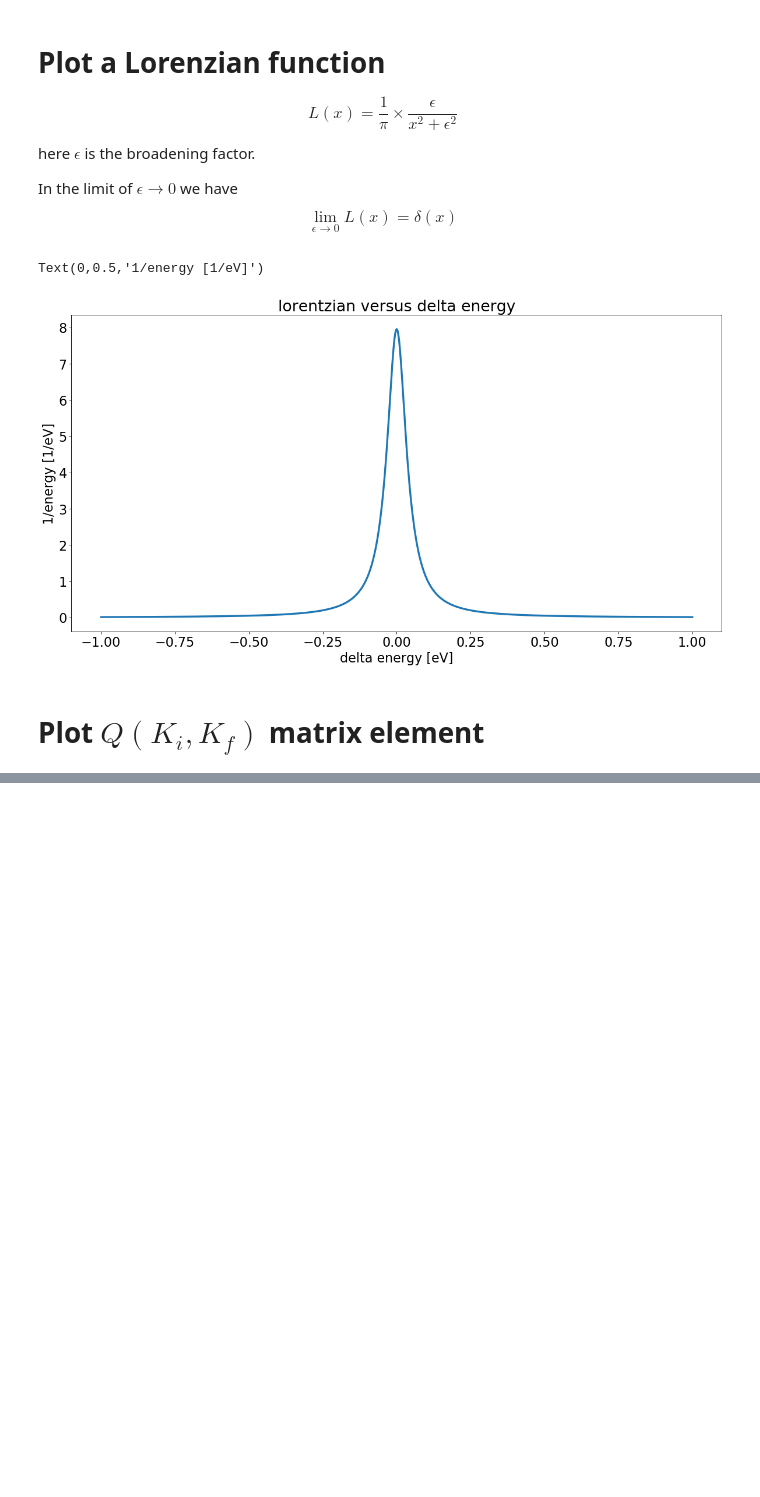
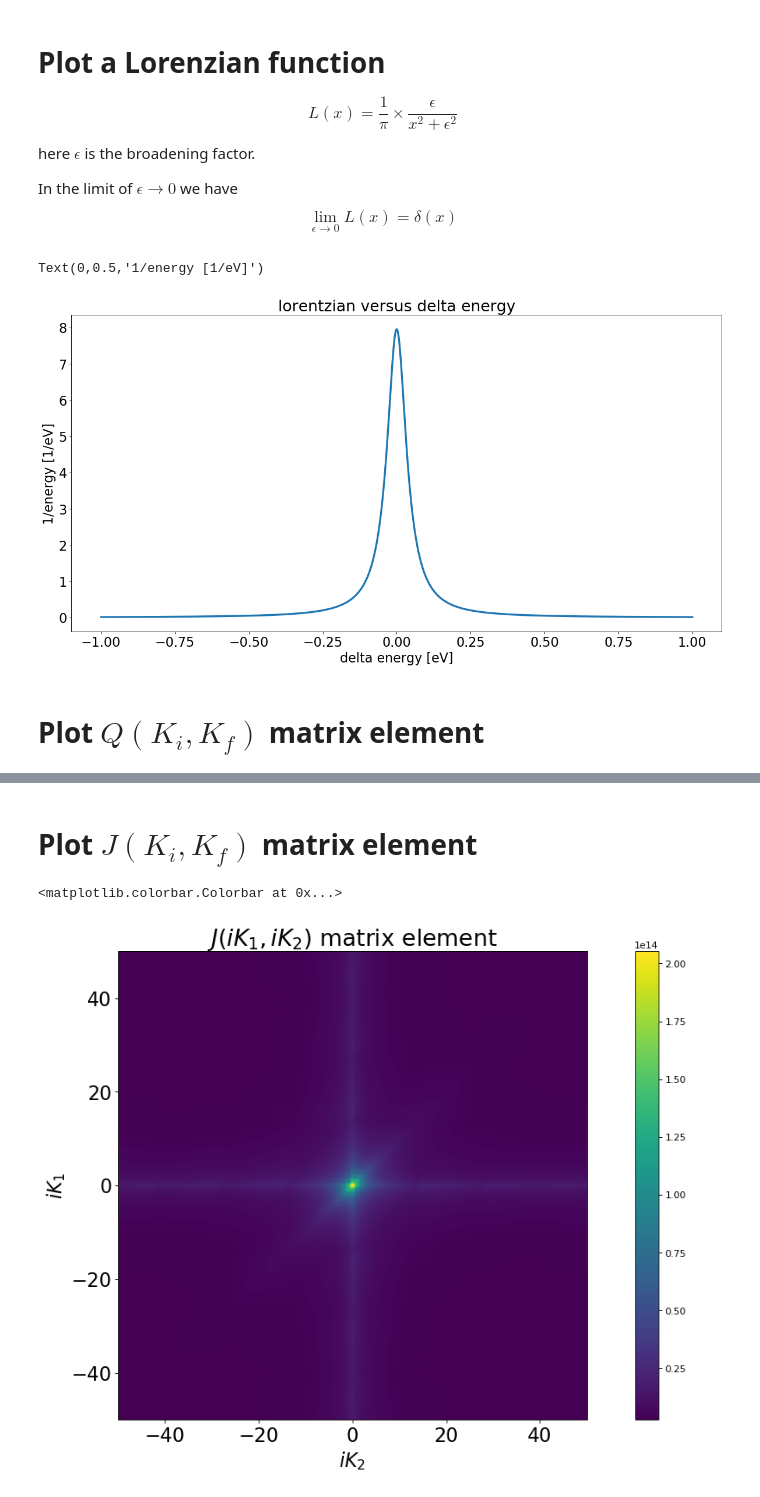
Before and after one commit to amirhosseindavoody/carbon_nanotube_exciton_energy, a Jupyter notebook: cpp/visualize_all.ipynb, the cells around one changed output, grey strips where cells are left out. Saved outputs shown, nothing was run; the diff lists cells and outputs as text; code cells hidden in the pictures; blank space fills up the shorter version.

```diff
--- a/cpp/visualize_all.ipynb
+++ b/cpp/visualize_all.ipynb
@@ -432 +432,81 @@ plt.colorbar()
+# %% [markdown]
+# Plot $J(K_i,K_f)$ matrix element
+# %%
+directory = "/Users/amirhossein/research/exciton_transfer"
+
+######################################
+# load initial ik_cm values
+######################################
+filename = os.path.join(directory,"matrix_element_j.init_ik_cm.dat")
+f = open(filename,mode='r')
+line = f.readline()
+line = f.readline() # second line contains the shape of the cube
+dims = list(map(int, line.split()))
+
+data = np.loadtxt(f)
+data = np.reshape(data,tuple(dims))
+init_ik_cm = data
+
+
+######################################
+# load final ik_cm values
+######################################
+filename = os.path.join(directory,"matrix_element_j.init_ik_cm.dat")
+f = open(filename,mode='r')
+line = f.readline()
+line = f.readline() # second line contains the shape of the cube
+dims = list(map(int, line.split()))
+
+data = np.loadtxt(f)
+data = np.reshape(data,tuple(dims))
+final_ik_cm = data
+
+######################################
+# load imaginary part of Q
+######################################
+filename = os.path.join(directory,"matrix_element_j.imag.dat")
+f = open(filename,mode='r')
+line = f.readline()
+line = f.readline() # second line contains the shape of the cube
+dims = list(map(int, line.split()))
+
+data = np.loadtxt(f)
+data = np.reshape(data,tuple(dims))
+J_matrix_image = data
+
+######################################
+# load real part of Q
+######################################
+filename = os.path.join(directory,"matrix_element_j.real.dat")
+f = open(filename,mode='r')
+line = f.readline()
+line = f.readline() # second line contains the shape of the cube
+dims = list(map(int, line.split()))
+
+data = np.loadtxt(f)
+data = np.reshape(data,tuple(dims))
+J_matrix_real = data
+
+######################################
+# make complex matrix Q
+######################################
+J_matrix = J_matrix_real + 1j*J_matrix_image
+extent = [np.amin(final_ik_cm), np.amax(final_ik_cm), np.amin(init_ik_cm), np.amax(init_ik_cm)]
+
+fig=plt.figure(figsize=(18, 9), dpi= 80, facecolor='w', edgecolor='k')
+# im1 = plt.imshow(np.log(np.abs(J_matrix)), cmap=plt.cm.viridis, origin='lower',\
+#                  interpolation='hanning', extent=extent)
+im1 = plt.imshow(np.abs(J_matrix), cmap=plt.cm.viridis, origin='lower',\
+                 interpolation='hanning', extent=extent)
+
+plt.tick_params(axis='both', which='major', labelsize=20)
+plt.title('$J(iK_1,iK_2)$ matrix element', size=24)
+plt.xlabel('$iK_2$', size=20)
+plt.ylabel('$iK_1$', size=20)
+plt.colorbar()
+
+# print(np.abs(J_matrix))
+# %% [output]
+<matplotlib.colorbar.Colorbar at 0x...>
+[figure, added]
 # %%
```
Also changed, not shown: parts of 2 cells of this notebook, 8 other files.
